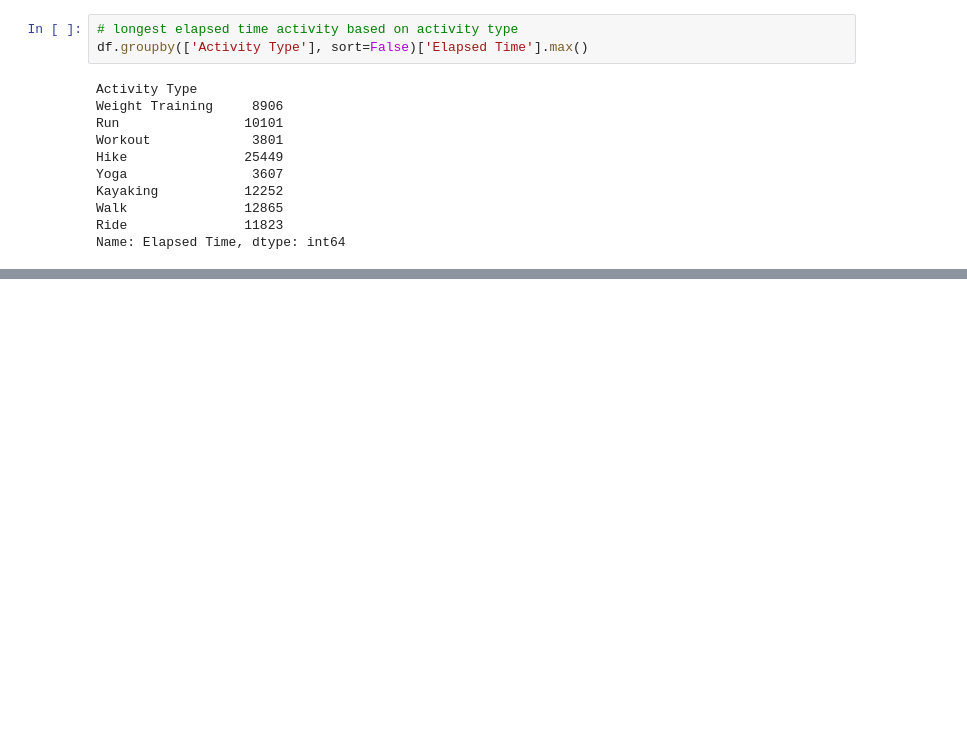
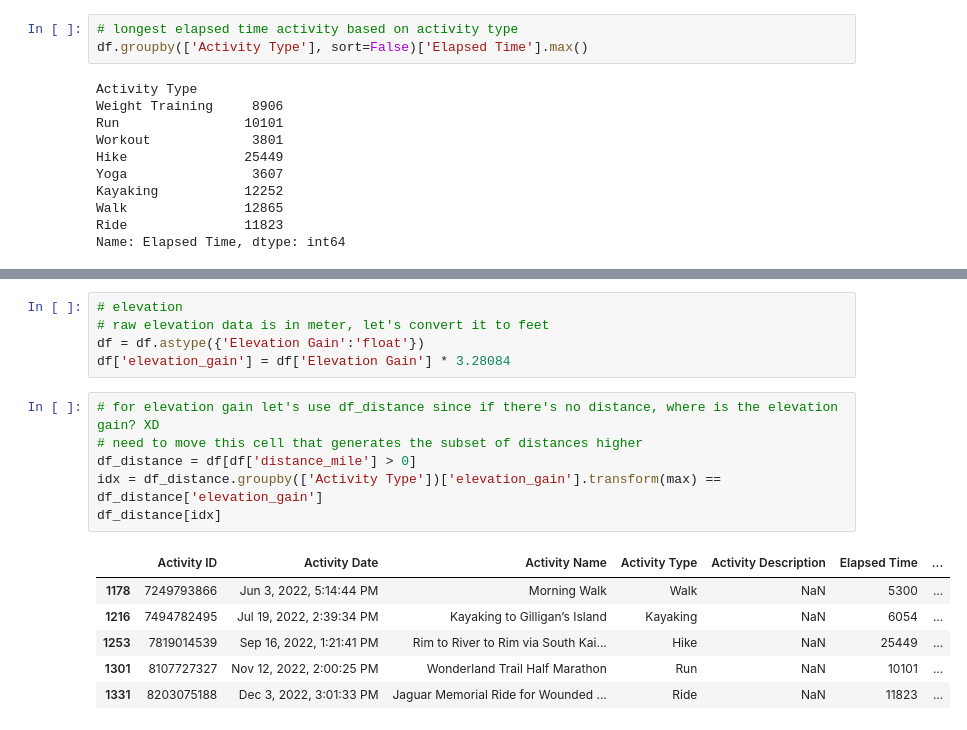
Before and after one commit to dazhaoniel/strava-recap-2022, a Jupyter notebook: strava2022.ipynb, the cells around one changed output, grey strips where cells are left out. Saved outputs shown, nothing was run; the diff lists cells and outputs as text; blank space fills up the shorter version.

```diff
--- a/strava2022.ipynb
+++ b/strava2022.ipynb
@@ -163,3 +164,21 @@ df[idx]
 | 1301 | 8107727327 | Nov 12, 2022, 2:00:25 PM | Wonderland Trail Half Marathon | Run | NaN | 10101 | ... |
 | 1331 | 8203075188 | Dec 3, 2022, 3:01:33 PM | Jaguar Memorial Ride for Wounded ... | Ride | NaN | 11823 | ... |
 | 1343 | 8249132622 | Dec 14, 2022, 8:15:09 PM | Fitbod - Glutes, Quadriceps, Abs,... | Workout | 360.0 Calories, 10 Exercises, 15,... | 3801 | ... |
+# %%
+# elevation
+# raw elevation data is in meter, let's convert it to feet
+df = df.astype({'Elevation Gain':'float'})
+df['elevation_gain'] = df['Elevation Gain'] * 3.28084
+# %%
+# for elevation gain let's use df_distance since if there's no distance, where is the elevation gain? XD
+# need to move this cell that generates the subset of distances higher
+df_distance = df[df['distance_mile'] > 0]
+idx = df_distance.groupby(['Activity Type'])['elevation_gain'].transform(max) == df_distance['elevation_gain']
+df_distance[idx]
+# %% [output]
+|  | Activity ID | Activity Date | Activity Name | Activity Type | Activity Description | Elapsed Time | ... |
+| 1178 | 7249793866 | Jun 3, 2022, 5:14:44 PM | Morning Walk | Walk | NaN | 5300 | ... |
+| 1216 | 7494782495 | Jul 19, 2022, 2:39:34 PM | Kayaking to Gilligan’s Island | Kayaking | NaN | 6054 | ... |
+| 1253 | 7819014539 | Sep 16, 2022, 1:21:41 PM | Rim to River to Rim via South Kai... | Hike | NaN | 25449 | ... |
+| 1301 | 8107727327 | Nov 12, 2022, 2:00:25 PM | Wonderland Trail Half Marathon | Run | NaN | 10101 | ... |
+| 1331 | 8203075188 | Dec 3, 2022, 3:01:33 PM | Jaguar Memorial Ride for Wounded ... | Ride | NaN | 11823 | ... |
```
Also changed, not shown: parts of 4 cells of this notebook.
